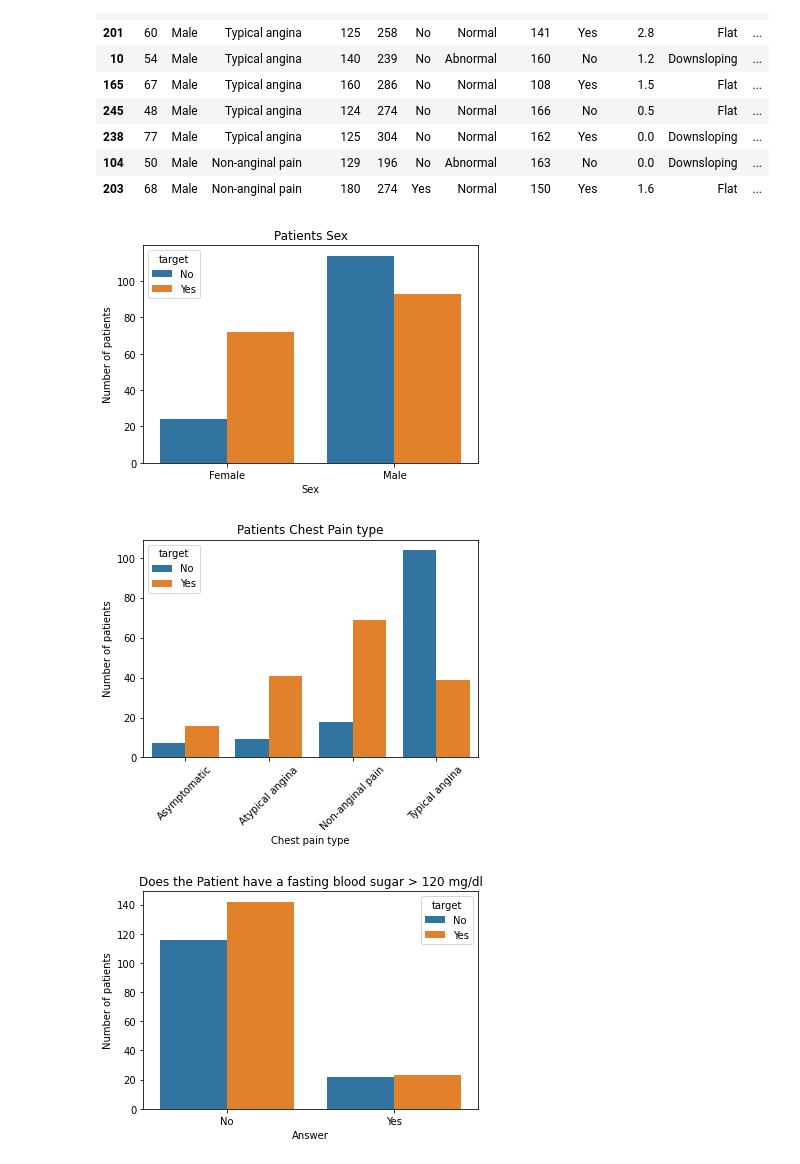
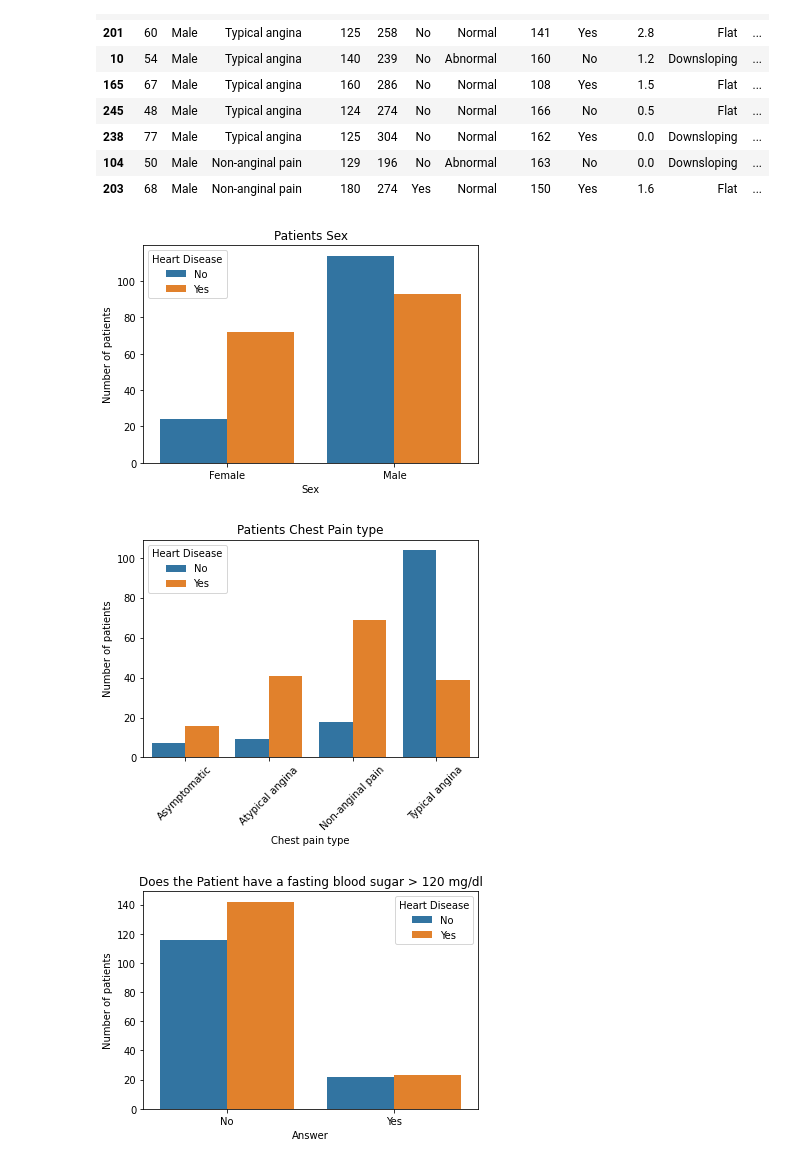
Before and after one commit to iammelvink/Heart-Disease-Project-AML, a Jupyter notebook: Heart_Disease_Project_Notebook.ipynb, the cells around one changed output. Drawn from its saved outputs; the diff is of its cells as text; code cells hidden in the pictures.

Commit message:
Added legends to plots

```diff
--- a/Heart_Disease_Project_Notebook.ipynb
+++ b/Heart_Disease_Project_Notebook.ipynb
@@ -324,11 +324,12 @@ data_copy.sample(10)
 # %%
 sex_cls = data_copy.groupby(['sex', 'target']).sex.count().reset_index(name='count')
 sns.barplot(x="sex", y="count", data=sex_cls, hue = "target");
 plt.title('Patients Sex');
 plt.xlabel('Sex');
 plt.ylabel('Number of patients');
+plt.legend(title = "Heart Disease");
 # %% [output]
-[figure, old version]
+[figure, new version]
 # %%
 cp_cls = data_copy.groupby(['cp', 'target']).cp.count().reset_index(name='count')
 sns.barplot(x="cp", y="count", data=cp_cls, hue = "target");
@@ -336,16 +337,18 @@ plt.title('Patients Chest Pain type');
 plt.xlabel('Chest pain type');
 plt.ylabel('Number of patients');
 plt.xticks(rotation=45);
+plt.legend(title = "Heart Disease");
 # %% [output]
-[figure, old version]
+[figure, new version]
 # %%
 fbs_cls = data_copy.groupby(['fbs', 'target']).fbs.count().reset_index(name='count')
 sns.barplot(x="fbs", y="count", data=fbs_cls, hue = "target");
 plt.title('Does the Patient have a fasting blood sugar > 120 mg/dl');
 plt.xlabel('Answer');
 plt.ylabel('Number of patients');
+plt.legend(title = "Heart Disease");
 # %% [output]
-[figure, old version]
+[figure, new version]
 # %%
 restecg_cls = data_copy.groupby(['restecg', 'target']).restecg.count().reset_index(name='count')
 sns.barplot(x="restecg", y="count", data=restecg_cls, hue = "target");
```
Also changed, not shown: parts of 6 cells of this notebook.
